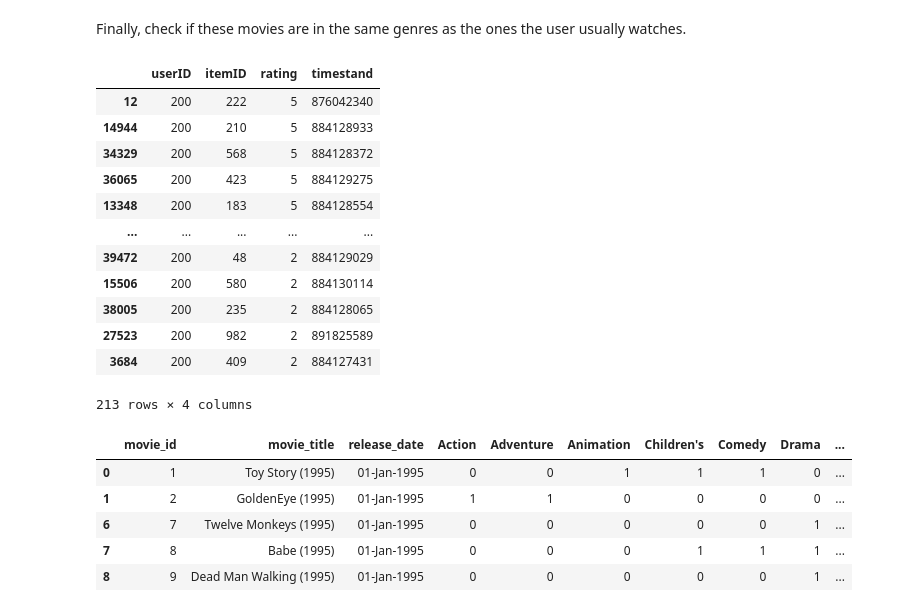
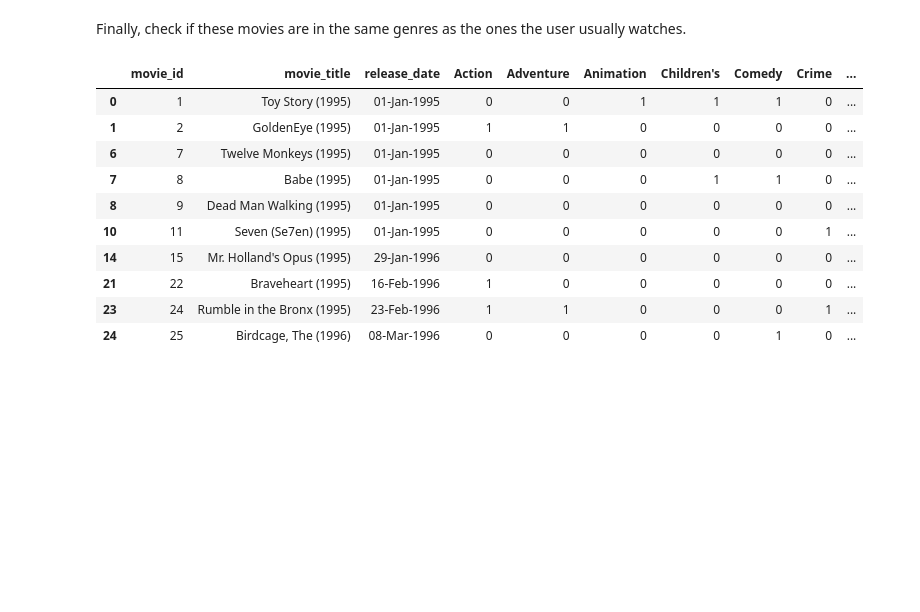
Before and after one commit to Biorrith/Decision-support-systems, a Jupyter notebook: Project 1 - recommender systems/first_docu.ipynb, the cells around one changed output. Drawn from its saved outputs; the diff is of its cells as text; code cells hidden in the pictures; blank space fills up the shorter version.

```diff
--- a/Project 1 - recommender systems/first_docu.ipynb
+++ b/Project 1 - recommender systems/first_docu.ipynb
@@ -472,28 +472,20 @@ recommendation
 Finally, check if these movies are in the same genres as the ones the user usually watches.
 # %%
 user_200_ratings = df[df['userID'] == 200].sort_values(by='rating', ascending=False)
-display(user_200_ratings)
-user_200_ratings_ids = user_200_ratings['itemID']
+# display(user_200_ratings)
+# user_200_ratings_ids = user_200_ratings['itemID']
 
-user_200_movies = movies[movies['movie_id'].isin(user_200_ratings_ids)][:5]
+user_200_movies = movies[movies['movie_id'].isin(user_200_ratings_ids)][:10]
 user_200_movies.loc[:, (user_200_movies != 0).any(axis=0)]
 # %% [output]
-|  | userID | itemID | rating | timestand |
-| 12 | 200 | 222 | 5 | 876042340 |
-| 14944 | 200 | 210 | 5 | 884128933 |
-| 34329 | 200 | 568 | 5 | 884128372 |
-| 36065 | 200 | 423 | 5 | 884129275 |
-| 13348 | 200 | 183 | 5 | 884128554 |
-| ... | ... | ... | ... | ... |
-| 39472 | 200 | 48 | 2 | 884129029 |
-| 15506 | 200 | 580 | 2 | 884130114 |
-| 38005 | 200 | 235 | 2 | 884128065 |
-| 27523 | 200 | 982 | 2 | 891825589 |
-| 3684 | 200 | 409 | 2 | 884127431 |
+|  | movie_id | movie_title | release_date | Action | Adventure | Animation | Children's | Comedy | Crime | ... |
+| 0 | 1 | Toy Story (1995) | 01-Jan-1995 | 0 | 0 | 1 | 1 | 1 | 0 | ... |
+| 1 | 2 | GoldenEye (1995) | 01-Jan-1995 | 1 | 1 | 0 | 0 | 0 | 0 | ... |
+| 6 | 7 | Twelve Monkeys (1995) | 01-Jan-1995 | 0 | 0 | 0 | 0 | 0 | 0 | ... |
+| 7 | 8 | Babe (1995) | 01-Jan-1995 | 0 | 0 | 0 | 1 | 1 | 0 | ... |
+| 8 | 9 | Dead Man Walking (1995) | 01-Jan-1995 | 0 | 0 | 0 | 0 | 0 | 0 | ... |
+| 10 | 11 | Seven (Se7en) (1995) | 01-Jan-1995 | 0 | 0 | 0 | 0 | 0 | 1 | ... |
+| 14 | 15 | Mr. Holland's Opus (1995) | 29-Jan-1996 | 0 | 0 | 0 | 0 | 0 | 0 | ... |
+| 21 | 22 | Braveheart (1995) | 16-Feb-1996 | 1 | 0 | 0 | 0 | 0 | 0 | ... |
+| 23 | 24 | Rumble in the Bronx (1995) | 23-Feb-1996 | 1 | 1 | 0 | 0 | 0 | 1 | ... |
+| 24 | 25 | Birdcage, The (1996) | 08-Mar-1996 | 0 | 0 | 0 | 0 | 1 | 0 | ... |
-213 rows × 4 columns
-|  | movie_id | movie_title | release_date | Action | Adventure | Animation | Children's | Comedy | Drama | ... |
-| 0 | 1 | Toy Story (1995) | 01-Jan-1995 | 0 | 0 | 1 | 1 | 1 | 0 | ... |
-| 1 | 2 | GoldenEye (1995) | 01-Jan-1995 | 1 | 1 | 0 | 0 | 0 | 0 | ... |
-| 6 | 7 | Twelve Monkeys (1995) | 01-Jan-1995 | 0 | 0 | 0 | 0 | 0 | 1 | ... |
-| 7 | 8 | Babe (1995) | 01-Jan-1995 | 0 | 0 | 0 | 1 | 1 | 1 | ... |
-| 8 | 9 | Dead Man Walking (1995) | 01-Jan-1995 | 0 | 0 | 0 | 0 | 0 | 1 | ... |
```
